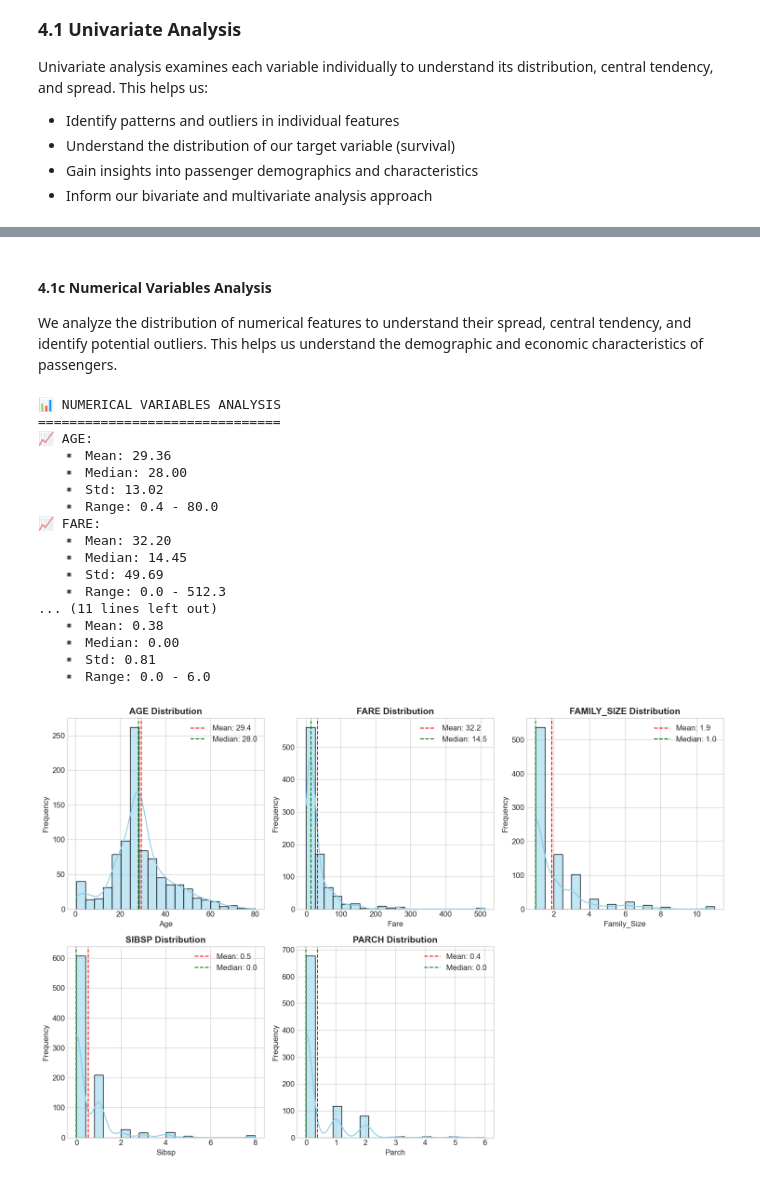
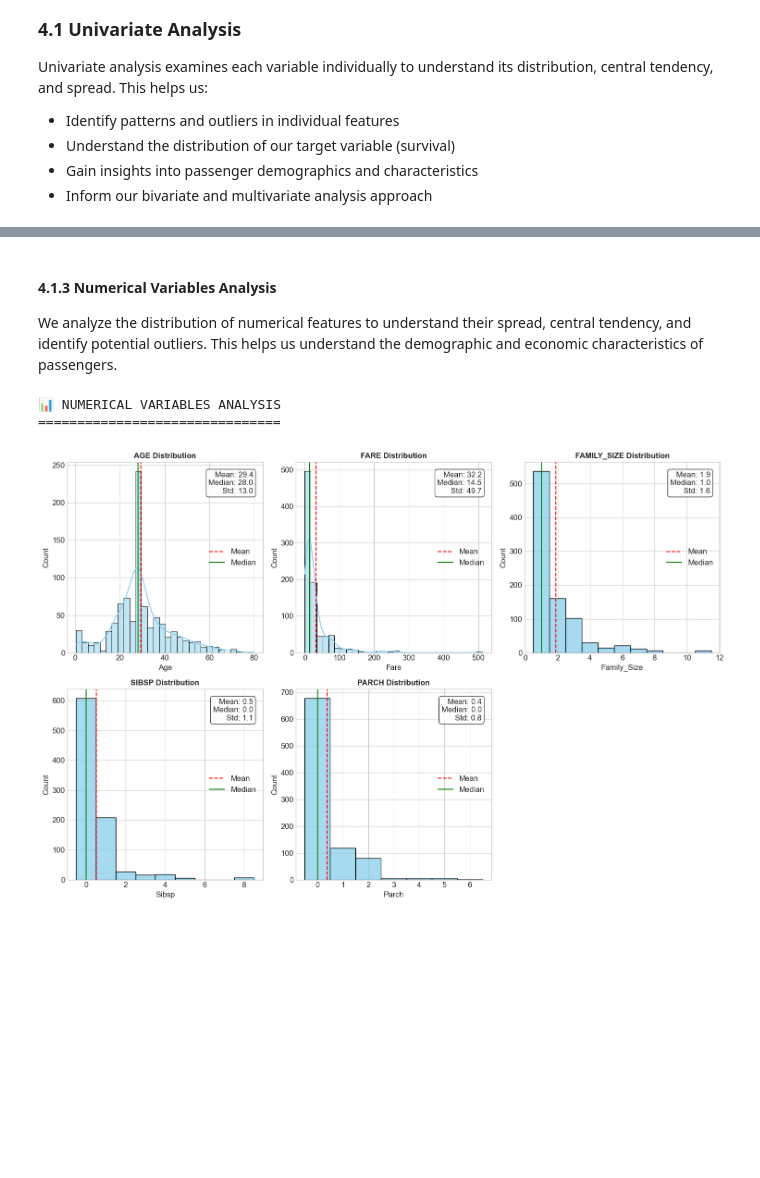
Before and after one commit to profadept/titanic-survival-analysis, a Jupyter notebook: notebooks/titanic-survival-analysis.ipynb, the cells around one changed output, grey strips where cells are left out. Drawn from its saved outputs; the diff is of its cells as text; code cells hidden in the pictures; blank space fills up the shorter version.

```diff
--- a/notebooks/titanic-survival-analysis.ipynb
+++ b/notebooks/titanic-survival-analysis.ipynb
@@ -566,61 +556,65 @@ plt.show()
 # %% [markdown]
-#### 4.1c Numerical Variables Analysis
+#### 4.1.3 Numerical Variables Analysis
 
 We analyze the distribution of numerical features to understand their spread, central tendency, and identify potential outliers. This helps us understand the demographic and economic characteristics of passengers.
 # %%
+import matplotlib.pyplot as plt
+import seaborn as sns
+
 print("📊 NUMERICAL VARIABLES ANALYSIS")
 print("=" * 31)
 
-# Select key numerical variables for analysis
+# Setup
 numerical_vars = ['age', 'fare', 'family_size', 'sibsp', 'parch']
-
-# Create subplots for numerical distributions
 fig, axes = plt.subplots(2, 3, figsize=(15, 10))
-axes = axes.ravel()
+axes = axes.flatten()
 
 for i, var in enumerate(numerical_vars):
-    # Create histogram with KDE
-    sns.histplot(data=df, x=var, ax=axes[i], kde=True, bins=20, color='skyblue')
-    axes[i].set_title(f'{var.upper()} Distribution', fontsize=14, fontweight='bold')
-    axes[i].set_xlabel(var.title(), fontsize=12)
-    axes[i].set_ylabel('Frequency', fontsize=12)
 
-    # Add statistical annotations
+    # PLOTTING
+    # discrete=True tells Seaborn to center bars on integers (0, 1, 2)
+    # This prevents 'SibSp' from looking like a weird continuous blob
+    is_discrete = var in ['sibsp', 'parch', 'family_size']
+
+    sns.histplot(data=df, x=var, ax=axes[i],
+                 kde=not is_discrete,       # Turn off KDE for discrete vars (it looks messy)
+                 discrete=is_discrete,      # Force bars to align with integers
+                 bins=30 if not is_discrete else None,
+                 color='skyblue', edgecolor='black')
+
+    # CALCULATE STATS
     mean_val = df[var].mean()
     median_val = df[var].median()
-    axes[i].axvline(mean_val, color='red', linestyle='--', label=f'Mean: {mean_val:.1f}')
-    axes[i].axvline(median_val, color='green', linestyle='--', label=f'Median: {median_val:.1f}')
-    axes[i].legend()
+    std_val = df[var].std()
 
-    print(f"📈 {var.upper()}:")
-    print(f"   ▪️ Mean: {mean_val:.2f}")
-    print(f"   ▪️ Median: {median_val:.2f}")
-    print(f"   ▪️ Std: {df[var].std():.2f}")
-    print(f"   ▪️ Range: {df[var].min():.1f} - {df[var].max():.1f}")
+    # ADD LINES
+    axes[i].axvline(mean_val, color='red', linestyle='--', linewidth=1.5, label='Mean')
+    axes[i].axvline(median_val, color='green', linestyle='-', linewidth=1.5, label='Median')
 
-# Hide the empty subplot
+    # ADD STATS BOX (The "Pro" Touch)
+    # This puts a text box in the top-right corner of the plot
+    stats_text = (f'Mean: {mean_val:.1f}\n'
+                  f'Median: {median_val:.1f}\n'
+                  f'Std: {std_val:.1f}')
+
+    # transform=axes[i].transAxes means (0.95, 0.95) is top-right of the BOX, not the data
+    axes[i].text(0.95, 0.95, stats_text, transform=axes[i].transAxes,
+                 verticalalignment='top', horizontalalignment='right',
+                 bbox=dict(boxstyle='round', facecolor='white', alpha=0.8))
+
+    # Styling
+    axes[i].set_title(f'{var.upper()} Distribution', fontsize=12, fontweight='bold')
+    axes[i].set_xlabel(var.title())
+    axes[i].legend(loc='center right') # Move legend out of the way of our stats box
+
+# Hide the empty subplot (6th box)
 axes[5].set_visible(False)
 
 plt.tight_layout()
 plt.savefig('../figures/numerical_distributions.png', dpi=300, bbox_inches='tight')
 plt.show()
 # %% [output]
 📊 NUMERICAL VARIABLES ANALYSIS
 ===============================
-📈 AGE:
-   ▪️ Mean: 29.36
-   ▪️ Median: 28.00
-   ▪️ Std: 13.02
-   ▪️ Range: 0.4 - 80.0
-📈 FARE:
-   ▪️ Mean: 32.20
-   ▪️ Median: 14.45
-   ▪️ Std: 49.69
-   ▪️ Range: 0.0 - 512.3
-... (11 lines left out)
-   ▪️ Mean: 0.38
-   ▪️ Median: 0.00
-   ▪️ Std: 0.81
-   ▪️ Range: 0.0 - 6.0
-[figure, old version]
+[figure, new version]
 # %% [markdown]
```
Also changed, not shown: parts of 13 cells of this notebook, 8 other files.
